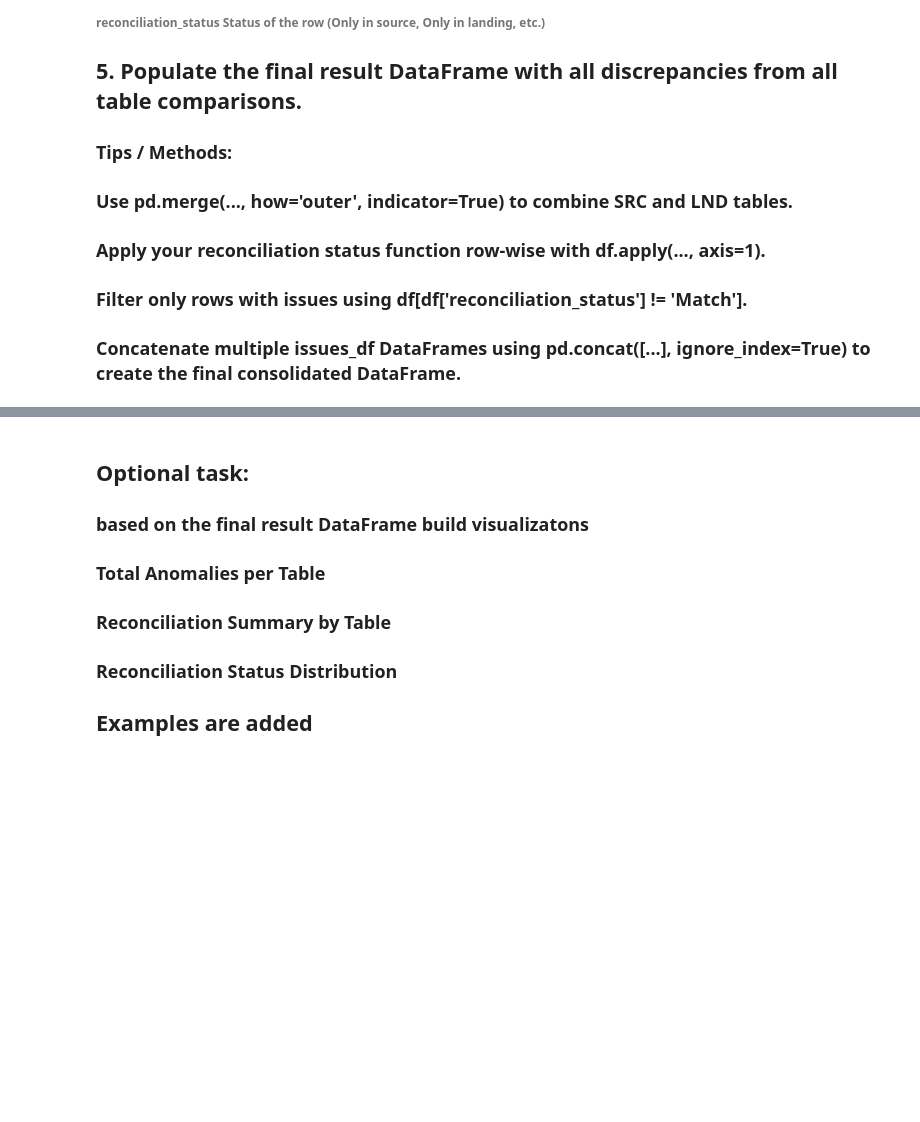
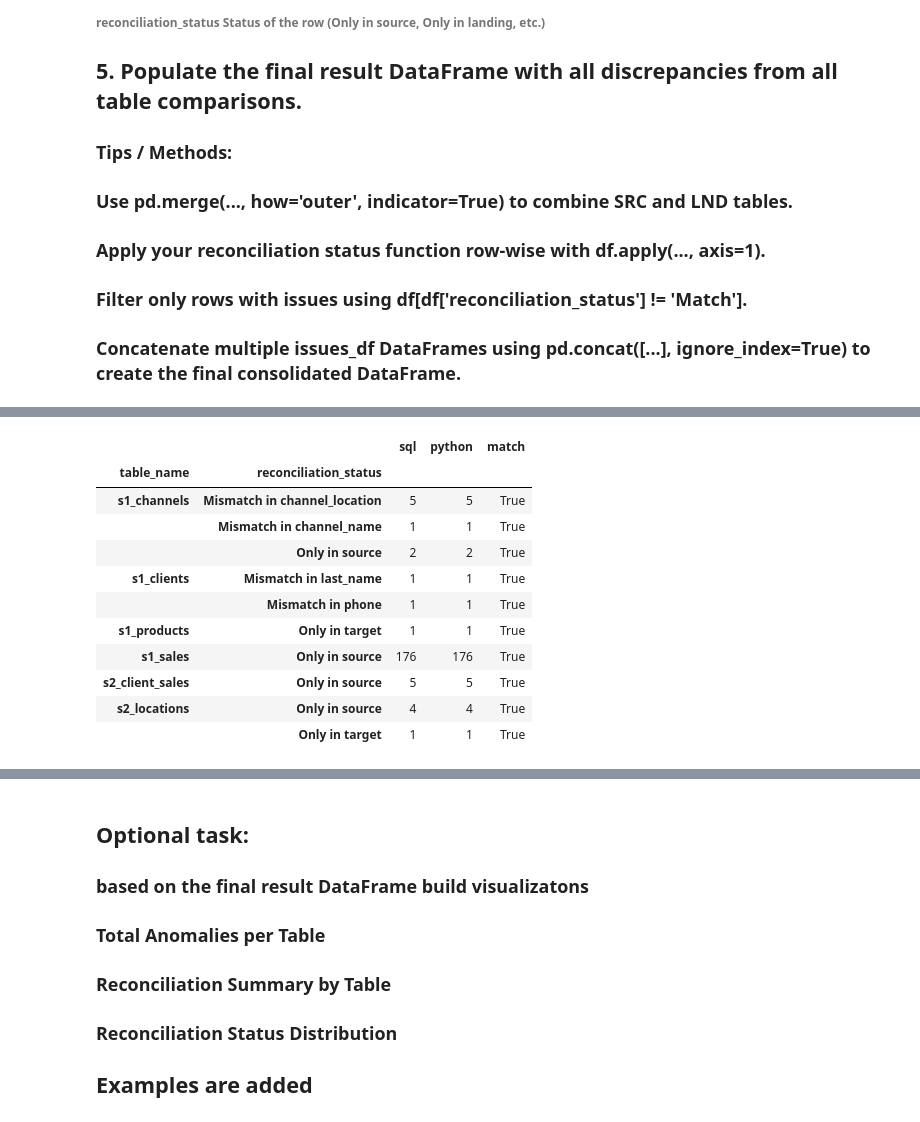
Before and after one commit to tutisanitako/Tamar_Tutisani_SP26, a Jupyter notebook: DQE Task 6/Python_reconciliation.ipynb, the cells around one changed output, grey strips where cells are left out. Saved outputs shown, nothing was run; the diff lists cells and outputs as text; code cells hidden in the pictures; blank space fills up the shorter version.

```diff
--- a/DQE Task 6/Python_reconciliation.ipynb
+++ b/DQE Task 6/Python_reconciliation.ipynb
@@ -43,7 +43,7 @@ def connect_to_db(dbname: str, user: str, password: str, host: str = "localhost"
 src_engine = connect_to_db(
     dbname="dwh_src_hw_db",
     user="postgres",
-    password="postgres"
+    password="120823"
 )
 
 s1_channels_df = pd.read_sql("SELECT * FROM s1.s1_channels", src_engine)
@@ -73,7 +73,7 @@ Engine created for database: dwh_src_hw_db
 trg_engine = connect_to_db(
     dbname="dwh_hw_db",
     user="postgres",
-    password="postgres"
+    password="120823"
 )
 
 lnd_s1_channels_df = pd.read_sql("SELECT * FROM lnd.lnd_s1_channels", trg_engine)
@@ -209,7 +209,15 @@ display(s1_channels_issues_df.head(20))
 ### Concatenate multiple issues_df DataFrames using pd.concat([...], ignore_index=True) to create the final consolidated DataFrame.
 # %%
 # Generic reconciliation function: builds a comparison dataframe for any table pair
-def reconcile_tables(src_df, lnd_df, key_cols, compare_cols, table_name):
+def reconcile_tables(src_df, lnd_df, key_cols, compare_cols, table_name, col_map=None):
+    """
+    col_map: {source_column_name: landing_column_name} for columns that were renamed in landing
+    """
+    col_map = col_map or {}
+
+    # rename landing columns back to source names so both sides line up
+    lnd_df = lnd_df.rename(columns={v: k for k, v in col_map.items()})
+
     merged = src_df.merge(
         lnd_df,
         on=key_cols,
@@ -222,41 +230,30 @@ def reconcile_tables(src_df, lnd_df, key_cols, compare_cols, table_name):
         if row['_merge'] == 'left_only':
             return 'Only in source'
         elif row['_merge'] == 'right_only':
-            return 'Only in landing'
-        mismatches = []
-        for col in compare_cols:
-            src_col = col + '_src' if (col + '_src') in row.index else col
-            lnd_col = col + '_lnd' if (col + '_lnd') in row.index else col
-            if row[src_col] != row[lnd_col]:
-                mismatches.append(col)
-        if mismatches:
-            return 'Mismatch in ' + ', '.join(mismatches)
+            return 'Only in target'
+        for col in compare_cols:                      # first mismatch only, same order as SQL CASE
+            s, t = row[col + '_src'], row[col + '_lnd']
+            if pd.isna(s) and pd.isna(t):
+                continue
+            if s != t:                                # NaN vs value also counts (IS DISTINCT FROM)
+                return 'Mismatch in ' + col
         return 'Match'
 
     merged['reconciliation_status'] = merged.apply(get_status, axis=1)
     issues = merged[merged['reconciliation_status'] != 'Match'].copy()
 
-    # build a single readable id string row-by-row safely for any keys
-    src_key_cols = [col + '_src' if (col + '_src') in issues.columns else col for col in key_cols]
+    # key comes from the merge, so it is filled for both sides; blank it out on the side where the row does not exist
+    key_str = ['|'.join(str(v) for v in r) for r in issues[key_cols].values]
+    issues['src_id'] = [k if m != 'right_only' else None for k, m in zip(key_str, issues['_merge'])]
+    issues['trg_id'] = [k if m != 'left_only' else None for k, m in zip(key_str, issues['_merge'])]
 
-    if len(src_key_cols) == 1:
-        issues['src_id'] = issues[src_key_cols[0]].astype(str)
-    else:
-        # explicitly join column values row by row using a list comprehension
-        issues['src_id'] = [
-            '|'.join(str(val) for val in row)
-            for row in issues[src_key_cols].values
-        ]
-    issues['trg_id'] = issues['src_id']
-
-    result = pd.DataFrame({
+    return pd.DataFrame({
         'table_name': table_name,
         'key_column': '+'.join(key_cols),
-        'src_id': issues['src_id'],
-        'trg_id': issues['trg_id'],
+        'src_id': issues['src_id'].values,
+        'trg_id': issues['trg_id'].values,
         'reconciliation_status': issues['reconciliation_status'].values
     })
-    return result
 
 
 # --- s1_channels ---
@@ -266,7 +263,18 @@ s1_channels_result = reconcile_tables(
     s1_channels_src, s1_channels_lnd,
     key_cols=['channel_id'],
     compare_cols=['channel_name', 'channel_location'],
-    table_name='s1_channels'
+    table_name='s1_channels',
+    col_map={'channel_location': 'channellocation'}
+)
+
+# --- s1_clients ---
+s1_clients_src = pd.read_sql("SELECT * FROM s1.s1_clients", src_engine)
+s1_clients_lnd = pd.read_sql("SELECT * FROM lnd.lnd_s1_clients", trg_engine)
+s1_clients_result = reconcile_tables(
+    s1_clients_src, s1_clients_lnd,
+    key_cols=['client_id'],
+    compare_cols=['first_name', 'middle_name', 'last_name', 'email', 'phone', 'first_purchase'],
+    table_name='s1_clients'
 )
 
 # --- s1_products ---
@@ -332,6 +340,7 @@ s2_locations_result = reconcile_tables(
 # --- Consolidate everything into final dataframe ---
 final_reconciliation_df = pd.concat([
     s1_channels_result,
+    s1_clients_result,
     s1_products_result,
     s1_sales_result,
     s2_channels_result,
@@ -344,4 +353,14 @@ final_reconciliation_df
 
 final_reconciliation_df.to_csv("python_reconciliation_results.csv", index=False)
 print(f"Saved {len(final_reconciliation_df)} discrepancy rows.")
+
+sql_df = pd.read_csv("reconciliation_results_202609092033.csv")
+
+sql_counts = sql_df.groupby(['table_name', 'reconciliation_status']).size().rename('sql')
+py_counts = final_reconciliation_df.groupby(['table_name', 'reconciliation_status']).size().rename('python')
+
+comparison = pd.concat([sql_counts, py_counts], axis=1).fillna(0).astype(int)
+comparison['match'] = comparison['sql'] == comparison['python']
+display(comparison)
+print("All match:", comparison['match'].all())
 # %% [output]
@@ -348,0 +368,12 @@ Saved 190 discrepancy rows.
+|  |  | sql | python | match |
+| table_name | reconciliation_status |  |  |  |
+| s1_channels | Mismatch in channel_location | 5 | 5 | True |
+|  | Mismatch in channel_name | 1 | 1 | True |
+|  | Only in source | 2 | 2 | True |
+| s1_clients | Mismatch in last_name | 1 | 1 | True |
+|  | Mismatch in phone | 1 | 1 | True |
+| s1_products | Only in target | 1 | 1 | True |
+| s1_sales | Only in source | 176 | 176 | True |
+| s2_client_sales | Only in source | 5 | 5 | True |
+| s2_locations | Only in source | 4 | 4 | True |
+|  | Only in target | 1 | 1 | True |
```
Also changed, not shown: parts of 4 cells of this notebook, 2 other files.
